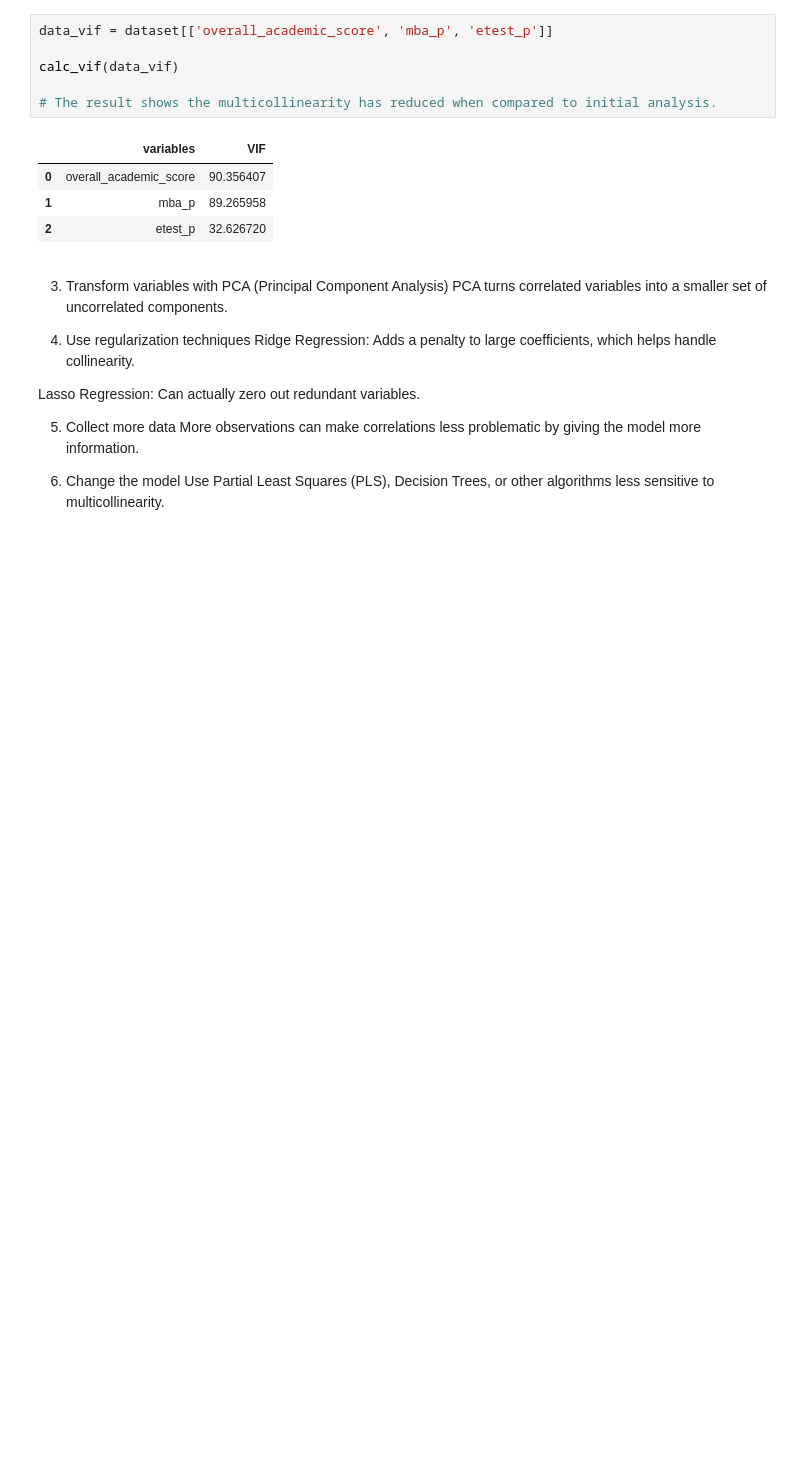
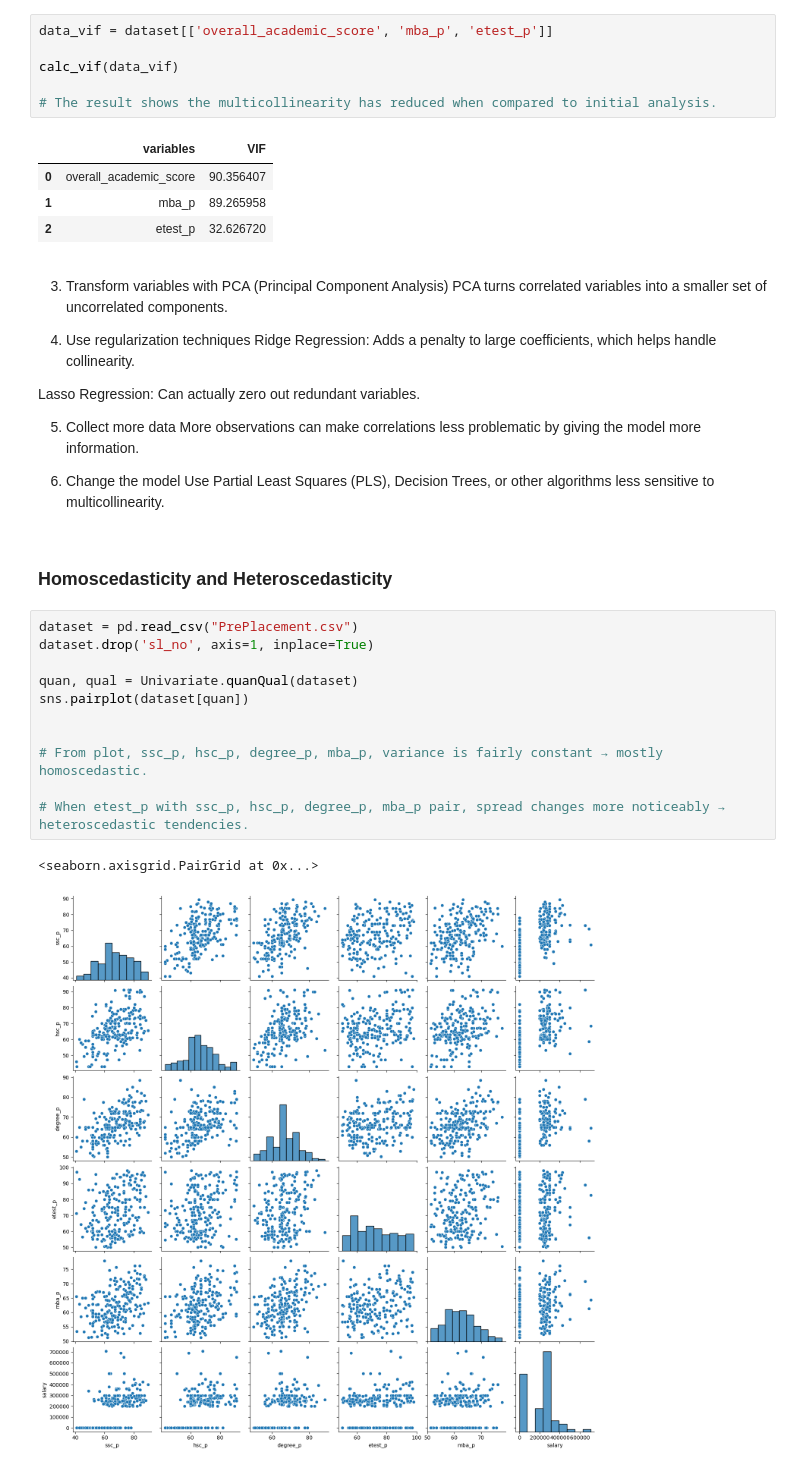
Before and after one commit to Sulo-proj/AI, a Jupyter notebook: Data_Science/Bivariate/biv_data_analysis.ipynb, the cells around one changed output. Drawn from its saved outputs; the diff is of its cells as text; blank space fills up the shorter version.

```diff
--- a/Data_Science/Bivariate/biv_data_analysis.ipynb
+++ b/Data_Science/Bivariate/biv_data_analysis.ipynb
@@ -205,3 +202,19 @@ More observations can make correlations less problematic by giving the model mor
 
 6. Change the model
 Use Partial Least Squares (PLS), Decision Trees, or other algorithms less sensitive to multicollinearity.
+# %% [markdown]
+### Homoscedasticity and Heteroscedasticity
+# %%
+dataset = pd.read_csv("PrePlacement.csv")
+dataset.drop('sl_no', axis=1, inplace=True)
+
+quan, qual = Univariate.quanQual(dataset)
+sns.pairplot(dataset[quan])
+
+
+# From plot, ssc_p, hsc_p, degree_p, mba_p, variance is fairly constant → mostly homoscedastic.
+
+# When etest_p with ssc_p, hsc_p, degree_p, mba_p pair, spread changes more noticeably → heteroscedastic tendencies.
+# %% [output]
+<seaborn.axisgrid.PairGrid at 0x...>
+[figure, added]
```
Also changed, not shown: parts of 9 cells of this notebook.
